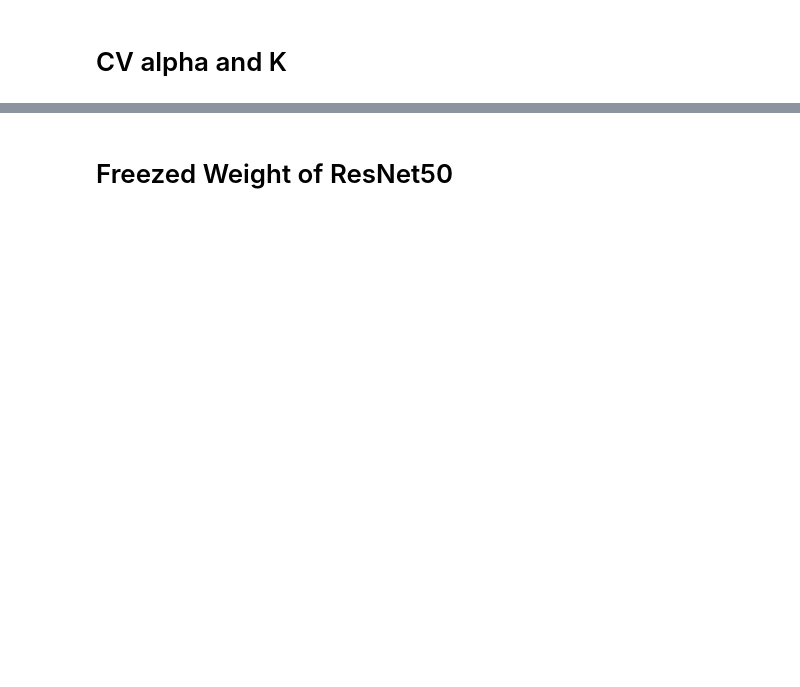
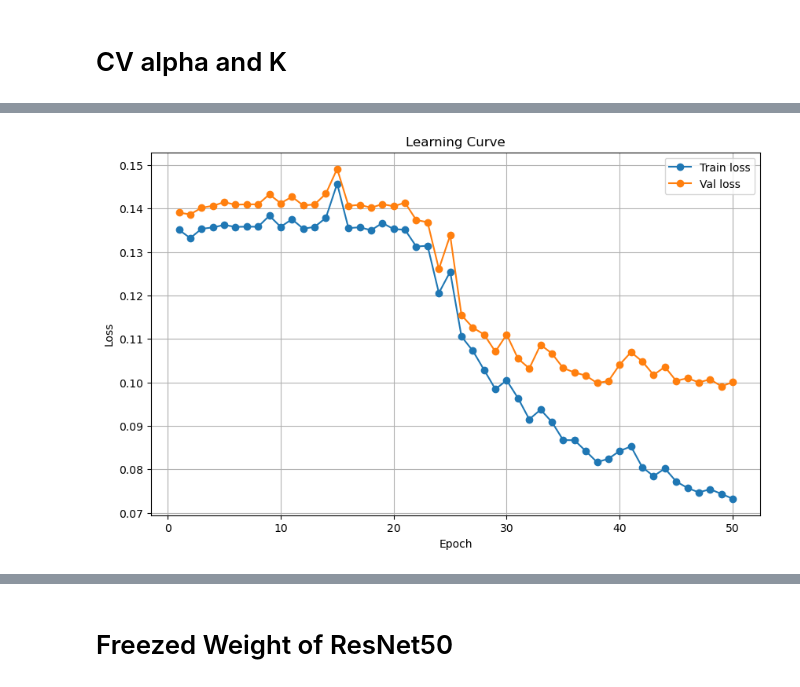
Before and after one commit to maverest/NX_414_Brain_Like_project, a Jupyter notebook: clean.ipynb, the cells around one changed output, grey strips where cells are left out. Cells and saved outputs as stored; diff of their text form; code cells hidden in the pictures; blank space fills up the shorter version.

```diff
--- a/clean.ipynb
+++ b/clean.ipynb
@@ -286,0 +385,99 @@ Test optimal model using : Best alpha: 100000, n_components: 661
+# %%
+path_to_data = '/Users/mverest/Documents/NX_414_Brain_Like_project/'
+stimulus_train, stimulus_val, stimulus_test, objects_train, objects_val, objects_test, spikes_train, spikes_val = load_it_data(path_to_data)
+# %%
+
+inv_stimulus_train = inverse_normalisation(stimulus_train)
+inv_stimulus_val = inverse_normalisation(stimulus_val)
+single_train = inv_stimulus_train[:, 1, :, :]
+single_val   = inv_stimulus_val  [:, 1, :, :]
+channel_mean, channel_std = single_train.mean(), single_train.std()
+
+
+trans = transforms.Compose([
+    transforms.ToTensor(),
+    transforms.Normalize(mean= [channel_mean], std= [channel_std])
+])
+
+df_train = NA_Dataset(single_train, spikes_train, trans)
+df_val = NA_Dataset(single_val, spikes_val, trans)
+train_loader = DataLoader(df_train, batch_size=16, shuffle=True)
+val_loader = DataLoader(df_val, batch_size=16, shuffle=False)
+
+device = "mps" if torch.backends.mps.is_available() else "cpu"
+# device = "cpu"
+num_channels = 1
+image_size = stimulus_train.shape[2]
+num_outputs = spikes_train.shape[1]
+
+
+model = VanillaCNN(num_channels, num_outputs, image_size=image_size).to(device)
+criterion = nn.MSELoss()
+optimizer = optim.Adam(model.parameters(), lr=0.001, weight_decay=0.001)
+num_epochs = 50
+
+train_loss, val_loss = [], []
+
+for epoch in range(1, num_epochs + 1):
+    model.train()
+    for images, targets in train_loader:
+        images, targets = images.to(device), targets.to(device)
+        optimizer.zero_grad()
+        outputs = model(images)
+        loss = criterion(outputs, targets)
+        loss.backward()
+        optimizer.step()
+    model.eval()
+    running_train, total_train = 0.0, 0
+    running_val,   total_val   = 0.0, 0
+    predictions,   true_values = [], []
+
+    with torch.no_grad():
+        for images, targets in train_loader:
+            bs = images.size(0)
+            images, targets = images.to(device), targets.to(device)
+            outputs = model(images)
+            l = criterion(outputs, targets)
+            running_train += l.item() * bs
+            total_train   += bs
+        for images, targets in val_loader:
+            bs = images.size(0)
+            images, targets = images.to(device), targets.to(device)
+            outputs = model(images)
+            l = criterion(outputs, targets)
+            running_val   += l.item() * bs
+            total_val     += bs
+            predictions.append(outputs.cpu())
+            true_values.append(targets.cpu())
+
+    train_epoch_loss = running_train / total_train
+    val_epoch_loss   = running_val   / total_val
+
+    train_loss.append(train_epoch_loss)
+    val_loss.append(val_epoch_loss)
+
+    print(f"Epoch {epoch}/{num_epochs} — "
+          f"Train Loss: {train_epoch_loss:.4f}, "
+          f"Val Loss: {val_epoch_loss:.4f}")
+
+
+plt.figure(figsize=(10,6))
+plt.plot(range(1, num_epochs+1), train_loss, marker='o', label='Train loss')
+plt.plot(range(1, num_epochs+1), val_loss,   marker='o', label='Val loss')
+plt.xlabel('Epoch')
+plt.ylabel('Loss')
+plt.title('Learning Curve')
+plt.legend()
+plt.grid(True)
+plt.show()
+
+
+Y_pred = torch.cat(predictions, dim=0).numpy()
+Y_val  = torch.cat(true_values, dim=0).numpy()
+
+med_ev = np.median(explained_variance_score(Y_val, Y_pred, multioutput='raw_values'))
+med_r  = np.median(compute_pearson_per_neuron(Y_val, Y_pred))
+
+print(f"Median Explained Variance: {med_ev:.4f}")
+print(f"Median Pearson Correlation: {med_r:.4f}")
+# %% [output]
@@ -286,0 +501 @@ Test optimal model using : Best alpha: 100000, n_components: 661
+[figure, added]
```
Also changed, not shown: parts of 17 cells of this notebook.
